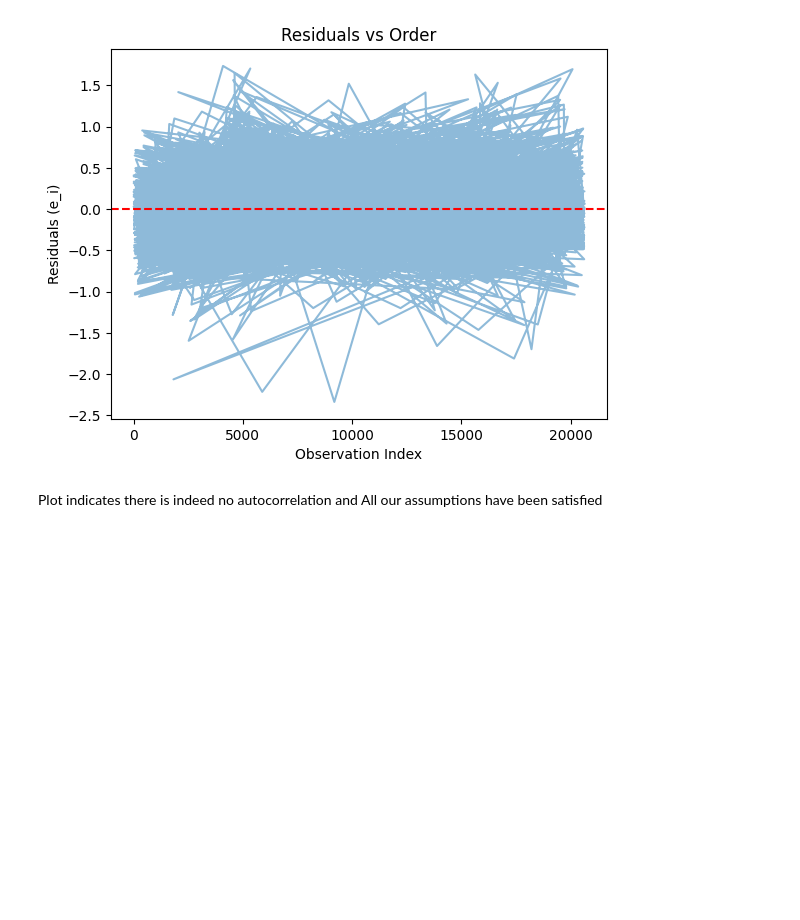
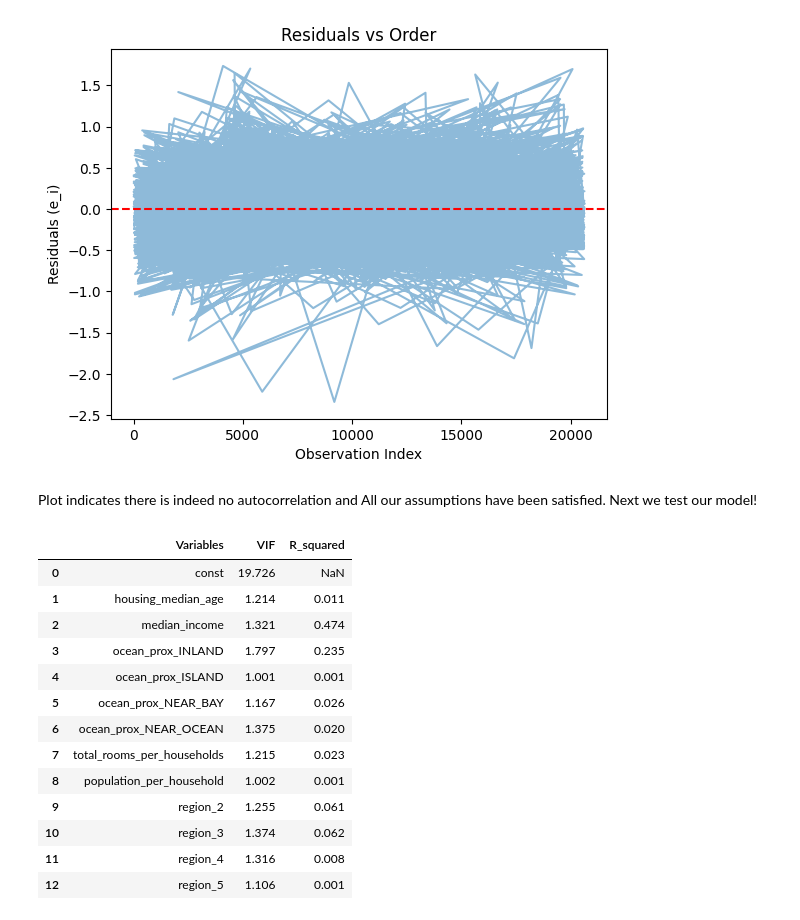
Before and after one commit to MiruSTAT/ML-HousePrices, a Jupyter notebook: Linear-Regression.ipynb, the cells around one changed output. Drawn from its saved outputs; the diff is of its cells as text; code cells hidden in the pictures; blank space fills up the shorter version.

Commit message:
dropped region 1 and 6

```diff
--- a/Linear-Regression.ipynb
+++ b/Linear-Regression.ipynb
@@ -493,0 +496,4 @@ Condition number reduced significantly from 2.37e+04 (interpreted 2.37 * 10^4) t
+# %%
+df = df.drop(columns=["region_1","region_6"])
+model, X_test, y_train, y_test = fit_model(df)
+print(model.summary())
@@ -647,4 +665,21 @@ plt.show()
 # %% [output]
 [figure]
 # %% [markdown]
-Plot indicates there is indeed no autocorrelation and All our assumptions have been satisfied
+Plot indicates there is indeed no autocorrelation and All our assumptions have been satisfied. Next we test our model!
+# %%
+get_VIF_table(df,"median_house_value")
+# %% [output]
+|  | Variables | VIF | R_squared |
+| 0 | const | 19.726 | NaN |
+| 1 | housing_median_age | 1.214 | 0.011 |
+| 2 | median_income | 1.321 | 0.474 |
+| 3 | ocean_prox_INLAND | 1.797 | 0.235 |
+| 4 | ocean_prox_ISLAND | 1.001 | 0.001 |
+| 5 | ocean_prox_NEAR_BAY | 1.167 | 0.026 |
+| 6 | ocean_prox_NEAR_OCEAN | 1.375 | 0.020 |
+| 7 | total_rooms_per_households | 1.215 | 0.023 |
+| 8 | population_per_household | 1.002 | 0.001 |
+| 9 | region_2 | 1.255 | 0.061 |
+| 10 | region_3 | 1.374 | 0.062 |
+| 11 | region_4 | 1.316 | 0.008 |
+| 12 | region_5 | 1.106 | 0.001 |
```
Also changed, not shown: parts of 8 cells of this notebook.
